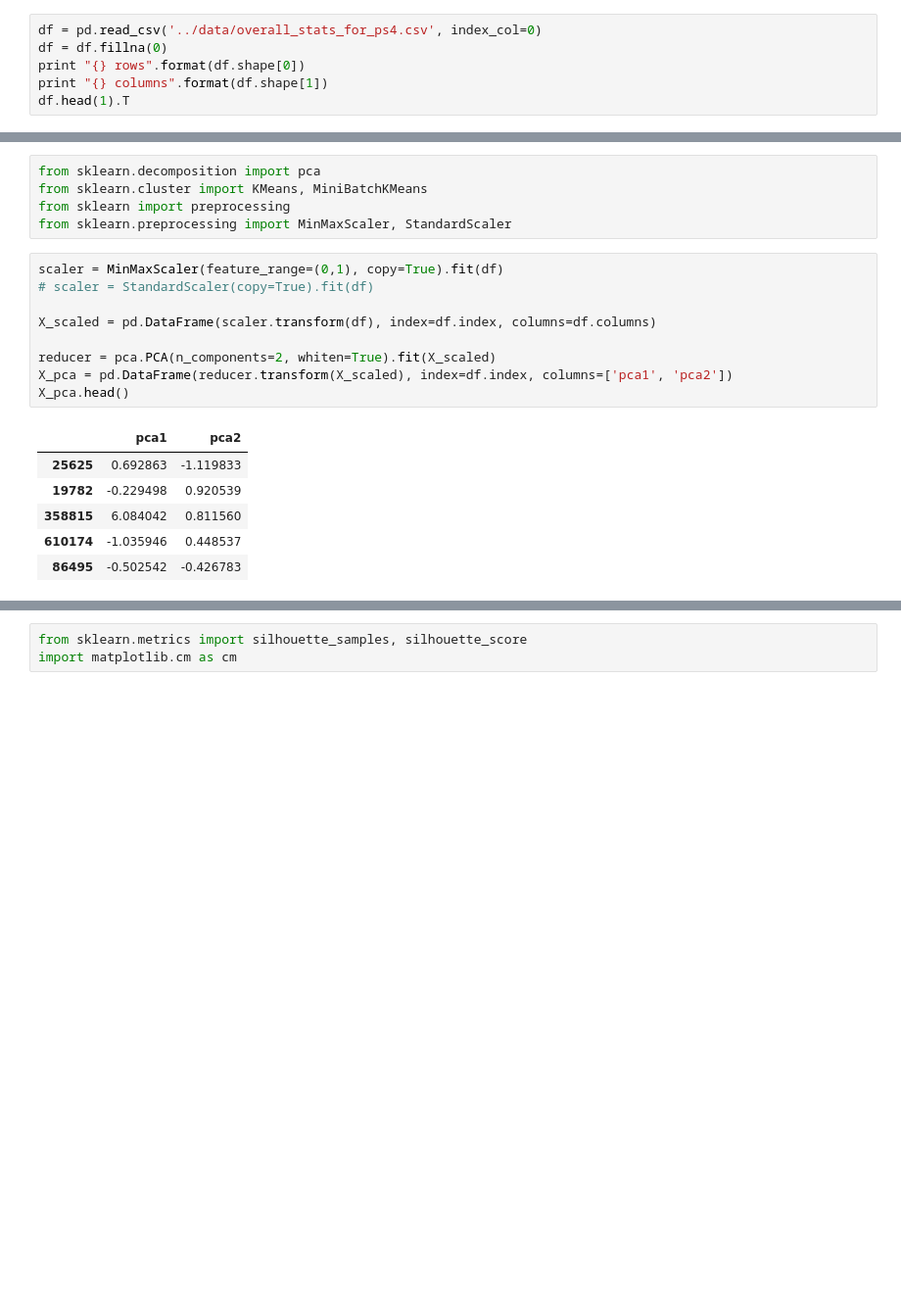
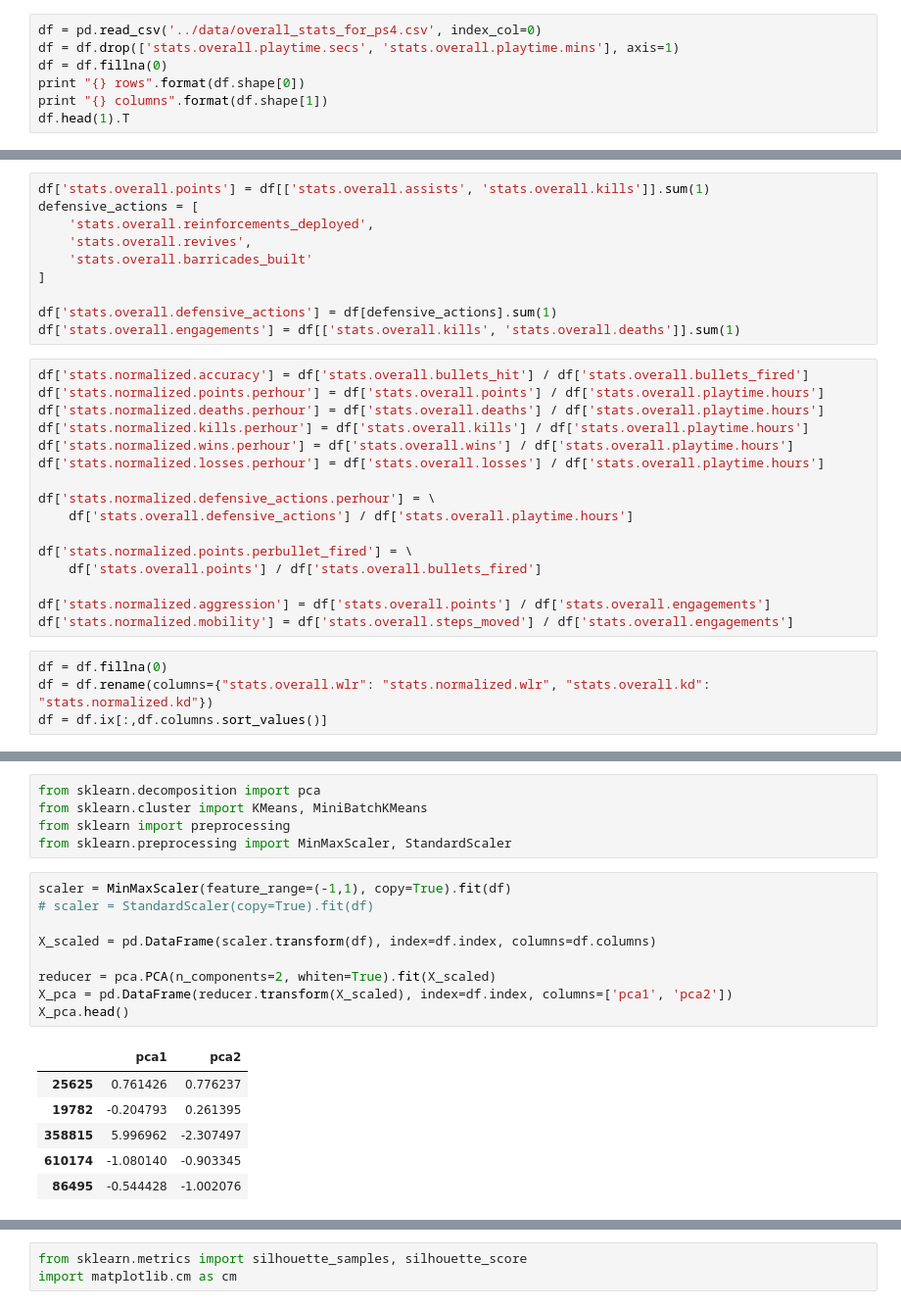
Before and after one commit to hernamesbarbara/r6stats, a Jupyter notebook: notebooks/Play Styles.ipynb, the cells around one changed output, grey strips where cells are left out. Shown at 98% size. Saved outputs shown, nothing was run; the diff lists cells and outputs as text; blank space fills up the shorter version.

```diff
--- a/notebooks/Play Styles.ipynb
+++ b/notebooks/Play Styles.ipynb
@@ -8,6 +8,7 @@ import matplotlib.pyplot as plt
 pd.options.display.float_format = '{:.6f}'.format
 # %%
 df = pd.read_csv('../data/overall_stats_for_ps4.csv', index_col=0)
+df = df.drop(['stats.overall.playtime.secs', 'stats.overall.playtime.mins'], axis=1)
 df = df.fillna(0)
 print "{} rows".format(df.shape[0])
 print "{} columns".format(df.shape[1])
@@ -32,3 +33,33 @@ df.head(1).T
 | stats.overall.wins | 592.000000 |
 | stats.overall.kd | 1.471597 |
 | stats.overall.wlr | 1.100372 |
+# %%
+df['stats.overall.points'] = df[['stats.overall.assists', 'stats.overall.kills']].sum(1)
+defensive_actions = [
+    'stats.overall.reinforcements_deployed',
+    'stats.overall.revives',
+    'stats.overall.barricades_built'
+]
+
+df['stats.overall.defensive_actions'] = df[defensive_actions].sum(1)
+df['stats.overall.engagements'] = df[['stats.overall.kills', 'stats.overall.deaths']].sum(1)
+# %%
+df['stats.normalized.accuracy'] = df['stats.overall.bullets_hit'] / df['stats.overall.bullets_fired']
+df['stats.normalized.points.perhour'] = df['stats.overall.points'] / df['stats.overall.playtime.hours']
+df['stats.normalized.deaths.perhour'] = df['stats.overall.deaths'] / df['stats.overall.playtime.hours']
+df['stats.normalized.kills.perhour'] = df['stats.overall.kills'] / df['stats.overall.playtime.hours']
+df['stats.normalized.wins.perhour'] = df['stats.overall.wins'] / df['stats.overall.playtime.hours']
+df['stats.normalized.losses.perhour'] = df['stats.overall.losses'] / df['stats.overall.playtime.hours']
+
+df['stats.normalized.defensive_actions.perhour'] = \
+    df['stats.overall.defensive_actions'] / df['stats.overall.playtime.hours']
+
+df['stats.normalized.points.perbullet_fired'] = \
+    df['stats.overall.points'] / df['stats.overall.bullets_fired']
+
+df['stats.normalized.aggression'] = df['stats.overall.points'] / df['stats.overall.engagements']
+df['stats.normalized.mobility'] = df['stats.overall.steps_moved'] / df['stats.overall.engagements']
+# %%
+df = df.fillna(0)
+df = df.rename(columns={"stats.overall.wlr": "stats.normalized.wlr", "stats.overall.kd": "stats.normalized.kd"})
+df = df.ix[:,df.columns.sort_values()]
@@ -38,21 +107,21 @@ from sklearn.cluster import KMeans, MiniBatchKMeans
 from sklearn import preprocessing
 from sklearn.preprocessing import MinMaxScaler, StandardScaler
 # %%
-scaler = MinMaxScaler(feature_range=(0,1), copy=True).fit(df)
+scaler = MinMaxScaler(feature_range=(-1,1), copy=True).fit(df)
 # scaler = StandardScaler(copy=True).fit(df)
 
 X_scaled = pd.DataFrame(scaler.transform(df), index=df.index, columns=df.columns)
 
 reducer = pca.PCA(n_components=2, whiten=True).fit(X_scaled)
 X_pca = pd.DataFrame(reducer.transform(X_scaled), index=df.index, columns=['pca1', 'pca2'])
 X_pca.head()
 # %% [output]
 |  | pca1 | pca2 |
-| 25625 | 0.692863 | -1.119833 |
-| 19782 | -0.229498 | 0.920539 |
-| 358815 | 6.084042 | 0.811560 |
-| 610174 | -1.035946 | 0.448537 |
-| 86495 | -0.502542 | -0.426783 |
+| 25625 | 0.761426 | 0.776237 |
+| 19782 | -0.204793 | 0.261395 |
+| 358815 | 5.996962 | -2.307497 |
+| 610174 | -1.080140 | -0.903345 |
+| 86495 | -0.544428 | -1.002076 |
 # %%
 X = X_pca.copy().sample(n=10000).values
 X
```
Also changed, not shown: parts of 8 cells of this notebook, 2 other files.
